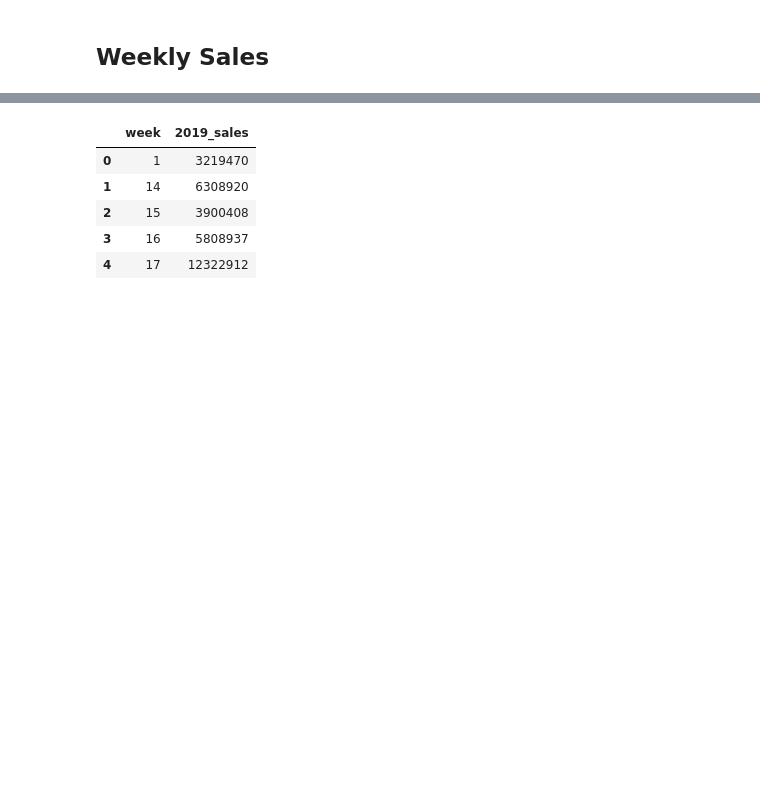
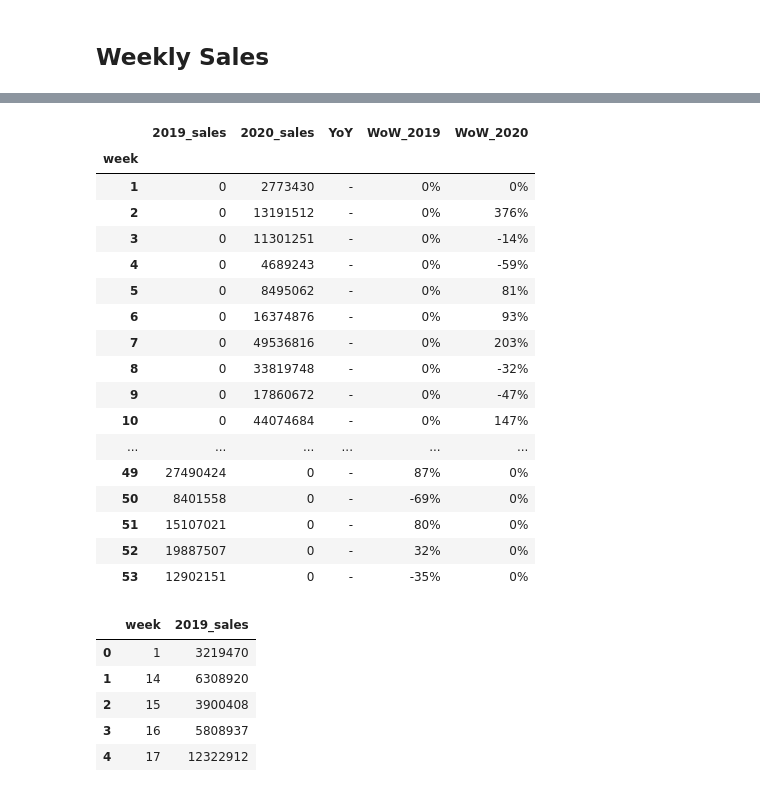
Before and after one commit to omotoshohei/ecom-analytics, a Jupyter notebook: template1/analytics.ipynb, the cells around one changed output, grey strips where cells are left out. Drawn from its saved outputs; the diff is of its cells as text; code cells hidden in the pictures; blank space fills up the shorter version.

```diff
--- a/template1/analytics.ipynb
+++ b/template1/analytics.ipynb
@@ -228,3 +234,63 @@ df_weekly_sales_2019.rename(columns={"sales": "2019_sales"}, inplace=True)
+# %%
+# Filter the DataFrame for each year and resample to monthly sales
+df_weekly_sales_2019 = df_daily_sales_detail[df_daily_sales_detail['year'] == 2019].groupby("week").agg({"sales":"sum"}).reset_index()
+df_weekly_sales_2019.rename(columns={"sales": "2019_sales"}, inplace=True)
+
+df_weekly_sales_2020 = df_daily_sales_detail[df_daily_sales_detail['year'] == 2020].groupby("week").agg({"sales":"sum"}).reset_index()
+df_weekly_sales_2020.rename(columns={"sales": "2020_sales"}, inplace=True)
+
+# Merge the 2019 and 2020 data
+df_weekly_sales_by_year = pd.merge(df_weekly_sales_2019, df_weekly_sales_2020, on="week", how="outer").set_index("week").sort_values('week')
+
+# Calculate Year Over Year growth as integers
+df_weekly_sales_by_year['YoY'] = df_weekly_sales_by_year.apply(
+    lambda row: int(round((row['2020_sales'] / row['2019_sales'] - 1) * 100))
+    if pd.notnull(row['2019_sales']) and pd.notnull(row['2020_sales']) else "-", axis=1
+)
+
+# Format the 'YoY' column as a string with a percentage sign
+df_weekly_sales_by_year['YoY'] = df_weekly_sales_by_year['YoY'].apply(
+    lambda x: f"{x}%" if isinstance(x, int) else x)
+
+# Convert the sales columns to integers if they are not already
+df_weekly_sales_by_year['2019_sales'] = df_weekly_sales_by_year['2019_sales'].fillna(0).astype(int)
+df_weekly_sales_by_year['2020_sales'] = df_weekly_sales_by_year['2020_sales'].fillna(0).astype(int)
+
+# Calculate Month over Month (MoM) growth for each year
+df_weekly_sales_by_year['WoW_2019'] = df_weekly_sales_by_year['2019_sales'].pct_change().fillna(0)
+df_weekly_sales_by_year['WoW_2020'] = df_weekly_sales_by_year['2020_sales'].pct_change().fillna(0)
+
+# Convert the MoM columns to percentage format and round to nearest whole number
+df_weekly_sales_by_year['WoW_2019'] = df_weekly_sales_by_year['WoW_2019'].apply(lambda x: f"{x:.0%}")
+df_weekly_sales_by_year['WoW_2020'] = df_weekly_sales_by_year['WoW_2020'].apply(lambda x: f"{x:.0%}")
+
+# Replace "inf%" by 0%
+df_weekly_sales_by_year['WoW_2019'] = df_weekly_sales_by_year['WoW_2019'].apply(lambda x: "0%" if x == "inf%" else x)
+df_weekly_sales_by_year['WoW_2020'] = df_weekly_sales_by_year['WoW_2020'].apply(lambda x: "0%" if x == "inf%" else x)
+
+
+# Display the DataFrame with pandas' option context to suppress scientific notation
+with pd.option_context('display.float_format', '{:.0f}'.format):
+    display(df_weekly_sales_by_year)
+# %% [output]
+|  | 2019_sales | 2020_sales | YoY | WoW_2019 | WoW_2020 |
+| week |  |  |  |  |  |
+| 1 | 0 | 2773430 | - | 0% | 0% |
+| 2 | 0 | 13191512 | - | 0% | 376% |
+| 3 | 0 | 11301251 | - | 0% | -14% |
+| 4 | 0 | 4689243 | - | 0% | -59% |
+| 5 | 0 | 8495062 | - | 0% | 81% |
+| 6 | 0 | 16374876 | - | 0% | 93% |
+| 7 | 0 | 49536816 | - | 0% | 203% |
+| 8 | 0 | 33819748 | - | 0% | -32% |
+| 9 | 0 | 17860672 | - | 0% | -47% |
+| 10 | 0 | 44074684 | - | 0% | 147% |
+| ... | ... | ... | ... | ... | ... |
+| 49 | 27490424 | 0 | - | 87% | 0% |
+| 50 | 8401558 | 0 | - | -69% | 0% |
+| 51 | 15107021 | 0 | - | 80% | 0% |
+| 52 | 19887507 | 0 | - | 32% | 0% |
+| 53 | 12902151 | 0 | - | -35% | 0% |
 # %%
 df_weekly_sales_2019.head()
 # %% [output]
```
Also changed, not shown: parts of 8 cells of this notebook, 18 other files.
